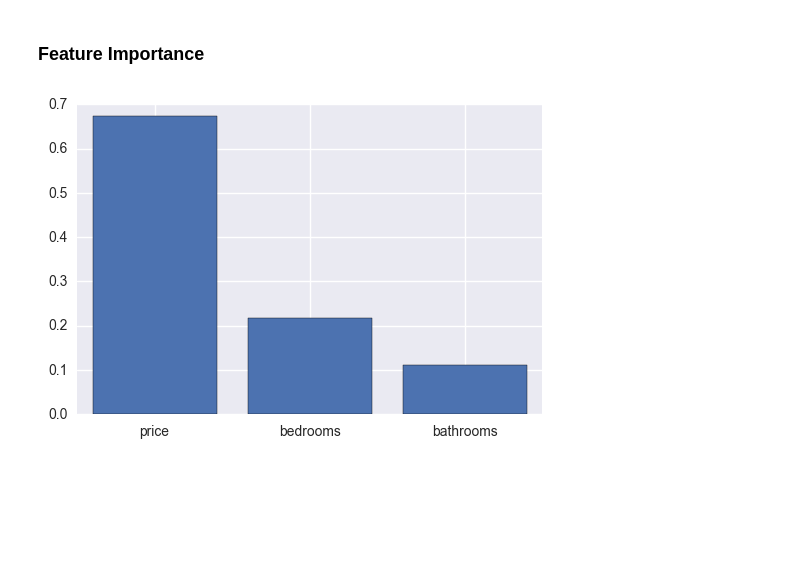
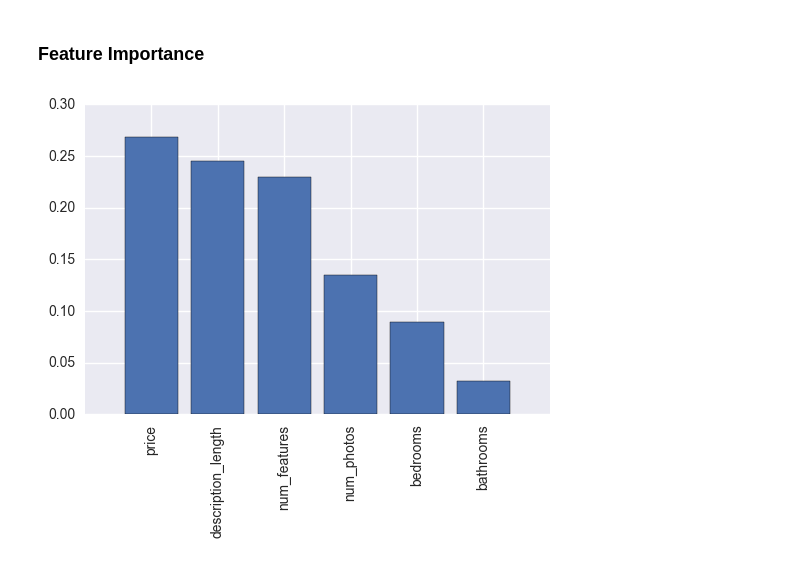
Before and after one commit to pateli18/kgl-renthop, a Jupyter notebook: Models Summary.ipynb, the cells around one changed output. Drawn from its saved outputs; the diff is of its cells as text; code cells hidden in the pictures; blank space fills up the shorter version.

Commit message:
fixed Models Summary bugs, updated model_performance / chosen_model files

```diff
--- a/Models Summary.ipynb
+++ b/Models Summary.ipynb
@@ -24,7 +24,7 @@ def model_results(model_number, df):
     plt.show()
 # %%
 def get_feature_importance(model_number, df):
-    feature_importance = df_chosen_model.iloc[2]['feature_importances']
+    feature_importance = df_chosen_model.iloc[model_number]['feature_importances']
     feature_importance = literal_eval(feature_importance.replace('  ', ','))
     indices = np.argsort(feature_importance)[::-1]
     feature_importance = [feature_importance[i] for i in indices]
@@ -32,7 +32,7 @@ def get_feature_importance(model_number, df):
     predictors = [predictors[i] for i in indices]
     predictors_index = range(1, len(predictors) + 1)
     plt.bar(predictors_index, feature_importance, align = 'center')
-    plt.xticks(predictors_index, predictors)
+    plt.xticks(predictors_index, predictors, rotation = 'vertical')
     plt.show()
 # %% [markdown]
 # Load Data
@@ -97,6 +99,6 @@ Accuracy: 0.7097
 # %% [markdown]
 ### Feature Importance
 # %%
-get_feature_importance(2, df_chosen_model)
+get_feature_importance(5, df_chosen_model)
 # %% [output]
-[figure, old version]
+[figure, new version]
```
Also changed, not shown: parts of 4 cells of this notebook, 2 other files.
